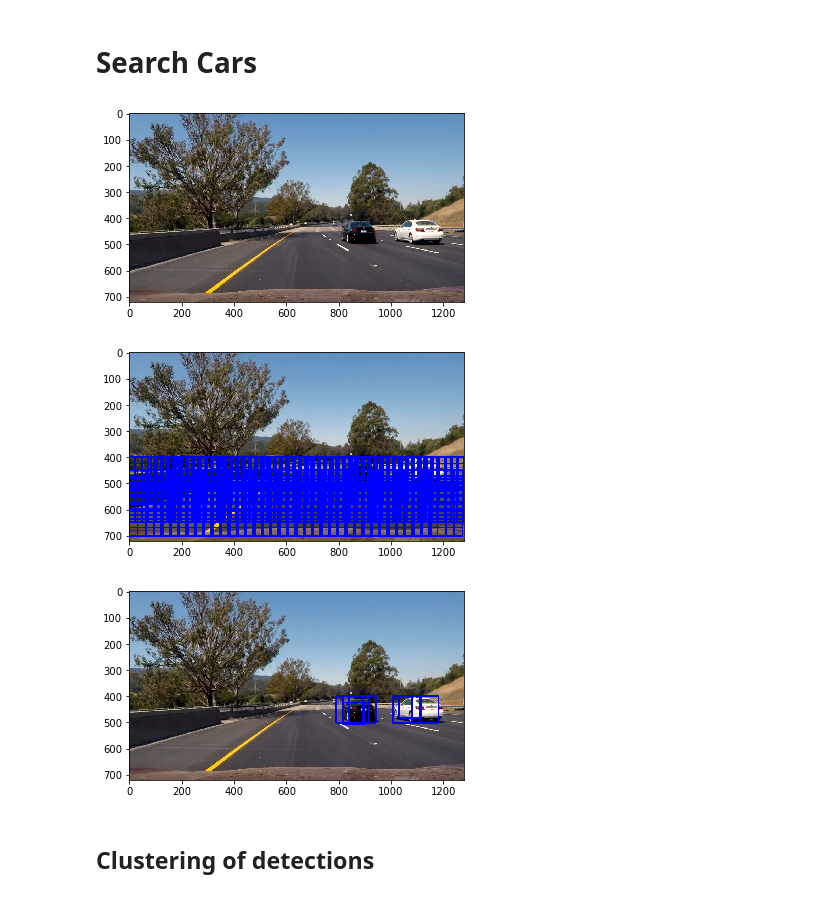
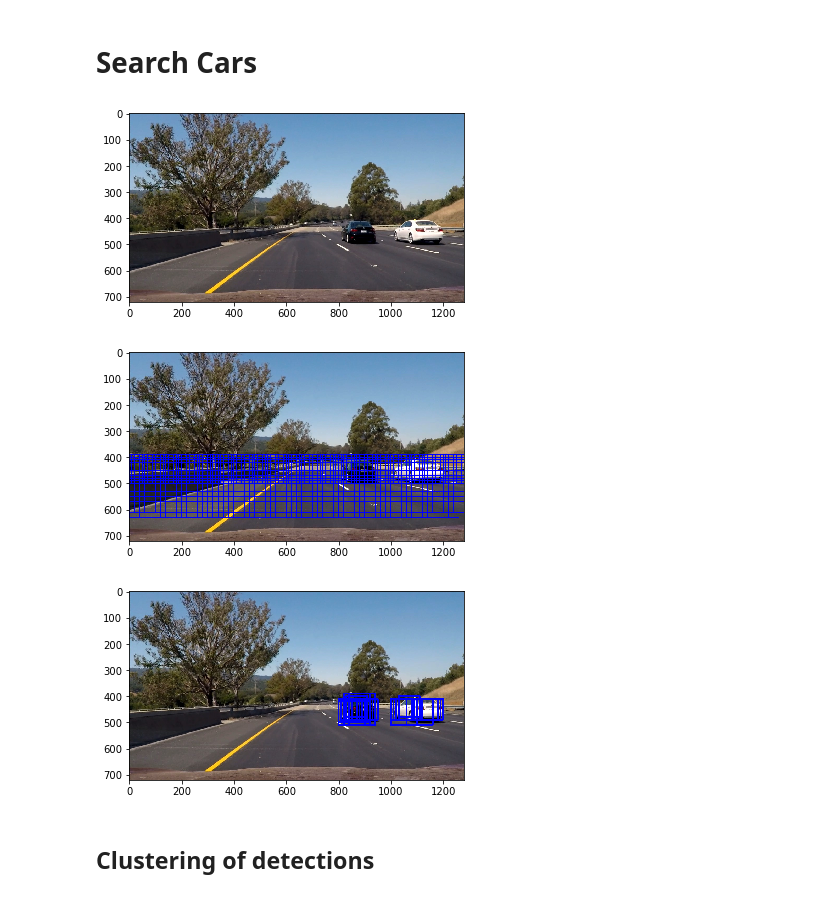
Before and after one commit to alexeysas/sdc-vehicle-detection-and-tracking, a Jupyter notebook: sdc-vehicle-detection-and-tracking.ipynb, the cells around one changed output. Cells and saved outputs as stored; diff of their text form; code cells hidden in the pictures.

```diff
--- a/sdc-vehicle-detection-and-tracking.ipynb
+++ b/sdc-vehicle-detection-and-tracking.ipynb
@@ -309,10 +310,15 @@ from sklearn.model_selection import train_test_split
 import time
 
 def extract_features_single(image, definition):
+    """
+    Extract features according to the features definition specified
+    from the single image
+    """
+
     # Create a list to append feature vectors to
     features = []
 
-    #define all color spaces required and prepare for efficiency
+    #define all color spaces required and prepare converted images
     color_spaces = []
     color_spaces.extend([x.color_space for x in definition.spatial_definition])
     color_spaces.extend([x.color_space for x in definition.histogram_definition])
@@ -411,8 +421,10 @@ def get_features(car_images, no_car_images, definition):
 # %%
 def train(cls, X, y, random_state=0):
+    """
+    Train provided classifier with providede data
+    """
 
     # Split up data into randomized training and test sets
-
     X_train, X_test, y_train, y_test = train_test_split(
             X, y, test_size=0.2, random_state=rand_state)
 
@@ -428,7 +440,9 @@ def train(cls, X, y, random_state=0):
     return accuracy, training_time
 
 def predict_for_image(image, definition, scaler, cls):
-
+    """
+    Predict class for single image
+    """
     features = extract_features_single(image, definition)
     scaled_features = scaler.transform(features.reshape(1, -1))
     res = cls.predict(scaled_features)
@@ -528,7 +544,8 @@ print('Number of images:', X.shape[0])
 
 print('Feature vector length:', len(X[0]))
 
-svc = LinearSVC(C=0.05)
+#create classifier
+svc = LinearSVC(C=1)
 
 #svc = LogisticRegression()
 
@@ -648,14 +667,14 @@ matplotlib.image.imsave('output_images/windows_search.png', window_img)
 def get_sliding_windows():
 
 
-    windows_small = slide_window(image, x_start_stop=[None, None], y_start_stop=[400, 600],
-                    xy_window=(82, 82), xy_shift=(24, 24))
+    windows_small = slide_window(image, x_start_stop=[None, None], y_start_stop=[390, 500],
+                    xy_window=(80, 80), xy_shift=(10, 10))
 
-    windows = slide_window(image, x_start_stop=[None, None], y_start_stop=[400, 650],
-                    xy_window=(102, 102), xy_shift=(24, 24))
+    windows = slide_window(image, x_start_stop=[None, None], y_start_stop=[390, 620],
+                    xy_window=(100, 100), xy_shift=(20, 20))
 
-    windows_big = slide_window(image, x_start_stop=[None, None], y_start_stop=[450, None],
-                        xy_window=(122, 122), xy_shift=(32, 32))
+    windows_big = slide_window(image, x_start_stop=[None, None], y_start_stop=[450, 660],
+                        xy_window=(140, 140), xy_shift=(40, 40))
 
     windows.extend(windows_big)
     windows.extend(windows_small)
@@ -684,25 +703,25 @@ def search_windows(image, windows, clf, definition, scaler):
 # %%
 image = load_image("test_images/test6.jpg")
 show_image(image)
 windows = get_sliding_windows()
 
-window_img = draw_boxes(image, windows, color=(0, 0, 255), thick=6)
+window_img = draw_boxes(image, windows, color=(0, 0, 255), thick=2)
 plt.imshow(window_img)
 plt.show()
 
 matplotlib.image.imsave('output_images/multiple_windows_search.png', window_img)
 
 detections = search_windows(image, windows, svc, definition, scaler)
 
 window_img = draw_boxes(image, detections, color=(0, 0, 255), thick=6)
 plt.imshow(window_img)
 plt.show()
 
 matplotlib.image.imsave('output_images/multiple_detections.png', window_img)
 # %% [output]
 [figure]
-[figure, old version]
+[figure, new version]
-[figure, old version]
+[figure, new version]
 # %% [markdown]
 ## Clustering of detections
 # %%
```
Also changed, not shown: parts of 16 cells of this notebook, 14 other files.
